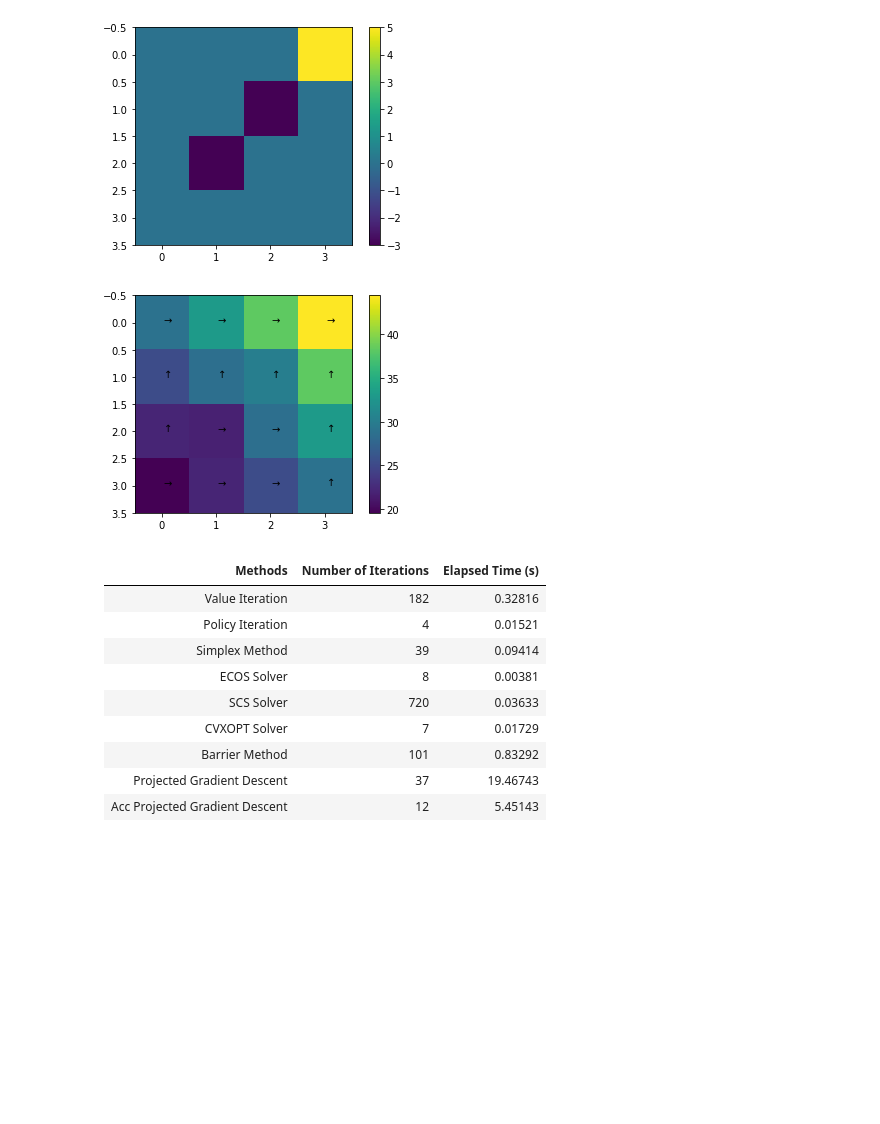
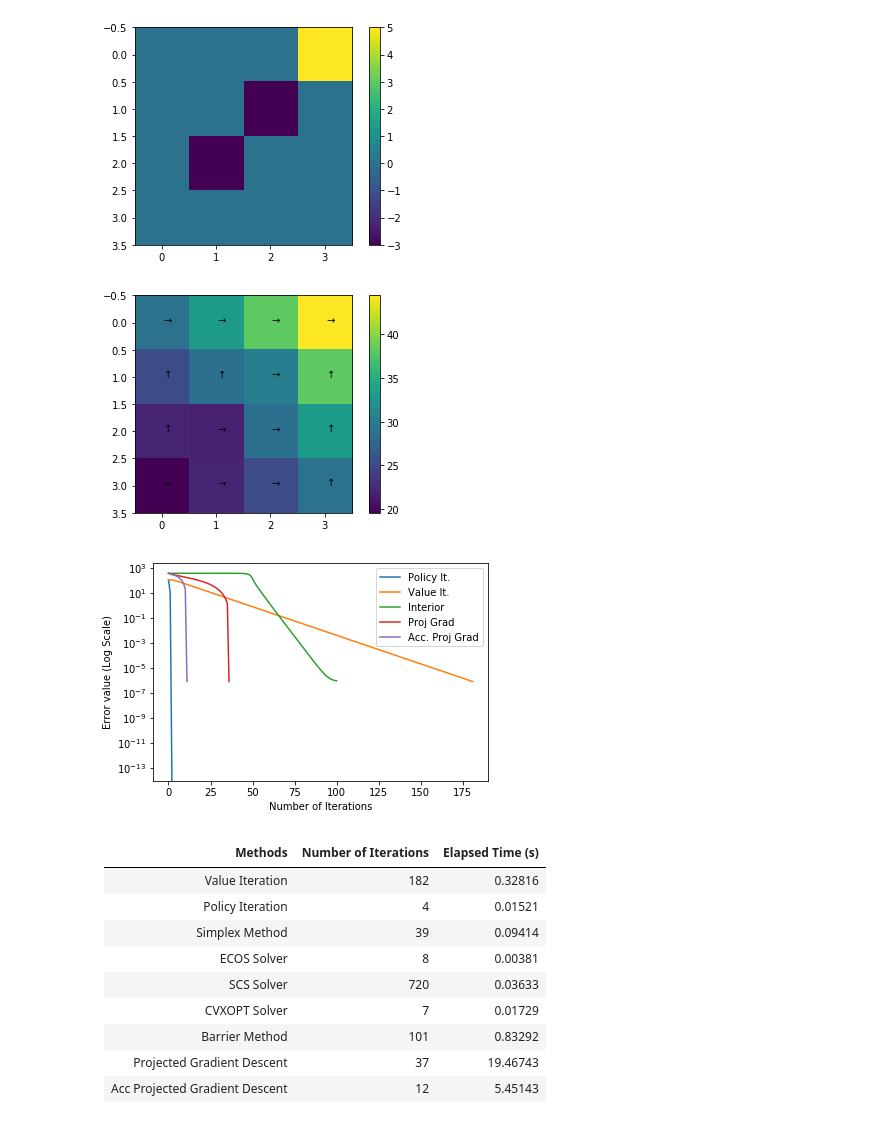
Before and after one commit to akhshah/cvxproj, a Jupyter notebook: GridWorld.ipynb, the cells around one changed output. Cells and saved outputs as stored; diff of their text form; code cells hidden in the pictures; blank space fills up the shorter version.

Commit message:
all examples error plots

```diff
--- a/GridWorld.ipynb
+++ b/GridWorld.ipynb
@@ -918,6 +918,28 @@ def Grid_Map(R, Rows, Columns):
     plt.imshow(imgData, interpolation='nearest')
     plt.colorbar()
     plt.show()
+def Plots(policy,value,interior,proj,acc):
+    plt.figure()
+    plt.yscale('log')
+    plt.plot(range(len(policy)), policy,label='Policy It.')
+    plt.plot(range(len(value)), value,label='Value It.')
+    plt.plot(range(len(interior)), interior,label='Interior')
+    plt.plot(range(len(proj)), proj,label='Proj Grad')
+    plt.plot(range(len(acc)), acc,label='Acc. Proj Grad')
+    plt.legend()
+    plt.ylabel('Error value (Log Scale)')
+    plt.xlabel('Number of Iterations')
+    plt.show()
+def Plots2(policy,value,interior):
+    plt.figure()
+    plt.yscale('log')
+    plt.plot(range(len(policy)), policy,label='Policy It.')
+    plt.plot(range(len(value)), value,label='Value It.')
+    plt.plot(range(len(interior)), interior,label='Interior')
+    plt.legend()
+    plt.ylabel('Error value (Log Scale)')
+    plt.xlabel('Number of Iterations')
+    plt.show()
 # %% [markdown]
 ### Examples
 
@@ -940,24 +962,26 @@ Grid_Map(b[0:P_0.shape[1]], rows, columns)
 # %%
 polyit_val, bestAction2,error_pol, num_iter_pol, time_pol = policyitr(P_0, b[0:P_0.shape[1]], discount, tol) # Policy Iteration
 valit_val, bestAction,error_val, num_iter_val, time_val = valitr(P_0, b, discount,polyit_val, tol) # Value Iteration
 start_time = time.time()
 res = linprog(c, -A, -b, A_eq=None, b_eq=None, bounds=None, method='simplex',\
               callback=None, options={'disp': False, 'bland': False, 'tol': tol, 'maxiter': 1000}) # Simplex
 elapsed_time_simplex = time.time() - start_time
 obj_ecos_p, ecos_val_p, time_ecos_p=ECOS_Primal(A,b,c,tol) # ECOS Primal
 obj_scs_p, scs_val_p, time_scs_p=SCS_Primal(A,b,c,tol) # SCS Primal
 obj_cvx_p, cvx_val_p, time_cvx_p=CVXOPT_Primal(A,b,c,tol) # CVXOPT Primal
 plotGridWorld(polyit_val, bestAction2, rows, columns)
 analytical_vals=findAnalyticCenter(A_c,b_c,valit_val+10,T=1000)
 start_time = time.time()
 projgrad_val, projgrad_error, projgrad_iter = descent(graddes, "gradient", analytical_vals, A, b, 10, tol, valit_val) # Projected Gradient
 elapsed_time_projgrad = time.time() - start_time
 start_time = time.time()
 accgrad_val, accgrad_error, accgrad_iter = descent(accelgrad, "accelerated", analytical_vals, A, b, 10, tol, valit_val) # Accelerated Gradient Descent
 elapsed_time_accgrad = time.time() - start_time
 interior_val, interior_error, elapsed_int=interiorPoint(A_c, b_c, discount, tol, 0.5, valit_val,1e-10) # Interior Point Method
+Plots(error_pol,error_val,interior_error,projgrad_error,accgrad_error)
 # %% [output]
 [figure]
+[figure, added]
 # %% [markdown]
 | Methods  | Number of Iterations | Elapsed Time (s) |
 | ------------- | ------------- |------------ |
```
Also changed, not shown: parts of 8 cells of this notebook.
